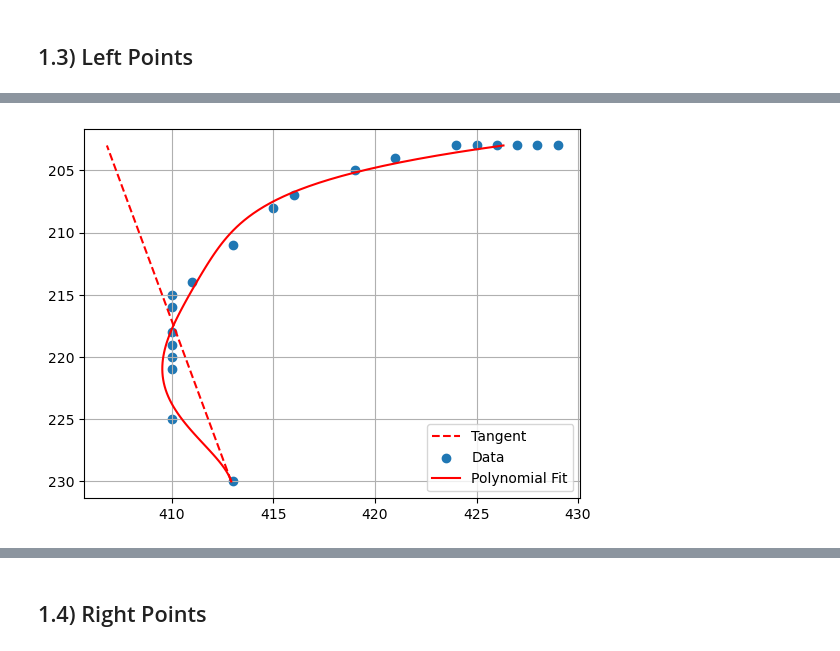
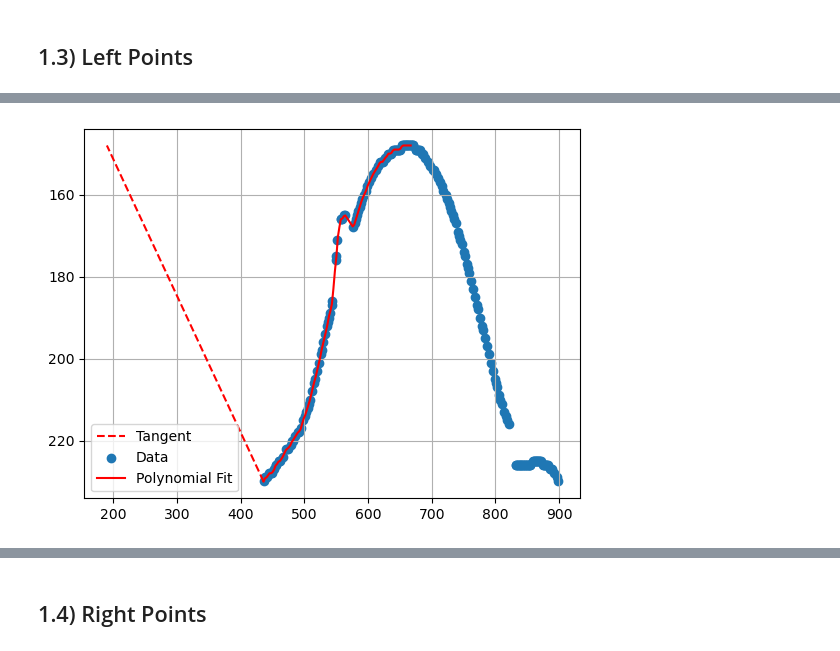
Before and after one commit to joeyanderson1/Summer_Droplet_Impact, a Jupyter notebook: COA Video.ipynb, the cells around one changed output, grey strips where cells are left out. Drawn from its saved outputs; the diff is of its cells as text; code cells hidden in the pictures.

Commit message:
Linear Interpolation

```diff
--- a/COA Video.ipynb
+++ b/COA Video.ipynb
@@ -17,7 +18,7 @@ processed_edges[0,0].shape
 # %% [markdown]
 # 1) Image
 # %%
-i = 40
+i = 100
 # %%
 plt.imshow(processed_edges[0, i], cmap='viridis')
 plt.colorbar()
@@ -193,0 +213,2 @@ plt.gca().invert_yaxis()
+# %%
+x_main_edge, y_main_edge = plot_extreme_x_points(x_edge, y_edge, target_y)
@@ -245,0 +225,18 @@ plt.show()
+# %%
+# Scatter plot
+plt.scatter(x_main_edge, y_main_edge)
+plt.grid(True)
+plt.gca().invert_yaxis()
+
+# Interpolation
+f = interp1d(x_main_edge, y_main_edge, kind='slinear')
+
+# Generating more points for smoother interpolation
+x_curve1 = np.linspace(min(x_main_edge), (min(x_main_edge) + max(x_main_edge) )/2, 100)
+y_curve1 = f(x_curve1)
+
+# Plotting interpolated data
+plt.plot(x_curve1, y_curve1, 'r-')
+plt.xlim(400, 900)
+
+plt.show()
@@ -283,29 +311,29 @@ x_curve1[lowest_indices1[1]]
 # %%
 dx1 = starting_xvals1[1] - starting_xvals1[0]
 dy_dx1 = np.gradient(y_curve1, dx1)
 slope_at_min_x1 = dy_dx1[lowest_indices1[1]]
 
 # tangent line
 #x_tangent = np.linspace(min(x_curve), max(x_curve), 100)
 #y_tangent = slope_at_min_x * (x_tangent - 413) + 230
 
 y_tangent1 = np.linspace(max(y_curve1), min(y_curve1), 100)
 x_tangent1 = ( 1/slope_at_min_x1 ) * (y_tangent1 - 230) + starting_xvals1[1]
 
 plt.plot(x_tangent1, y_tangent1, color='red', linestyle='--', label='Tangent')
 plt.grid(True)
 
 # Plot the data and the curve
-plt.scatter(x_left, y_left, label='Data')
+plt.scatter(x_main_edge, y_main_edge, label='Data')
 plt.plot(x_curve1, y_curve1, color='red', label='Polynomial Fit')
 plt.grid(True)
 plt.gca().invert_yaxis()
-#plt.xlim(400, 440)
+#plt.xlim(435, 440)
 #plt.ylim(230,225)
 plt.legend()
 plt.show()
 # %% [output]
-[figure, old version]
+[figure, new version]
 # %%
 angle_tangent_degrees_left = np.degrees(-np.arctan(slope_at_min_x1))
 # %%
```
Also changed, not shown: parts of 40 cells of this notebook.
